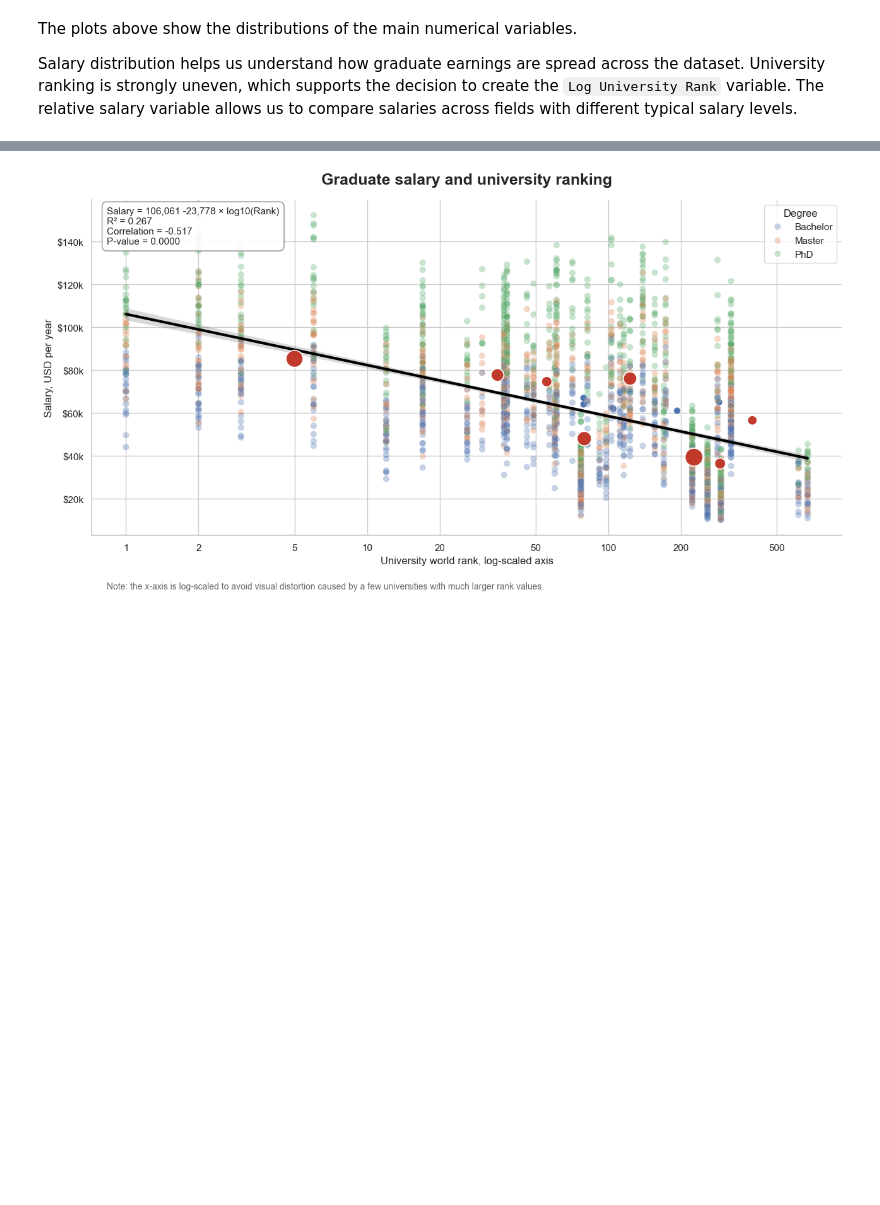
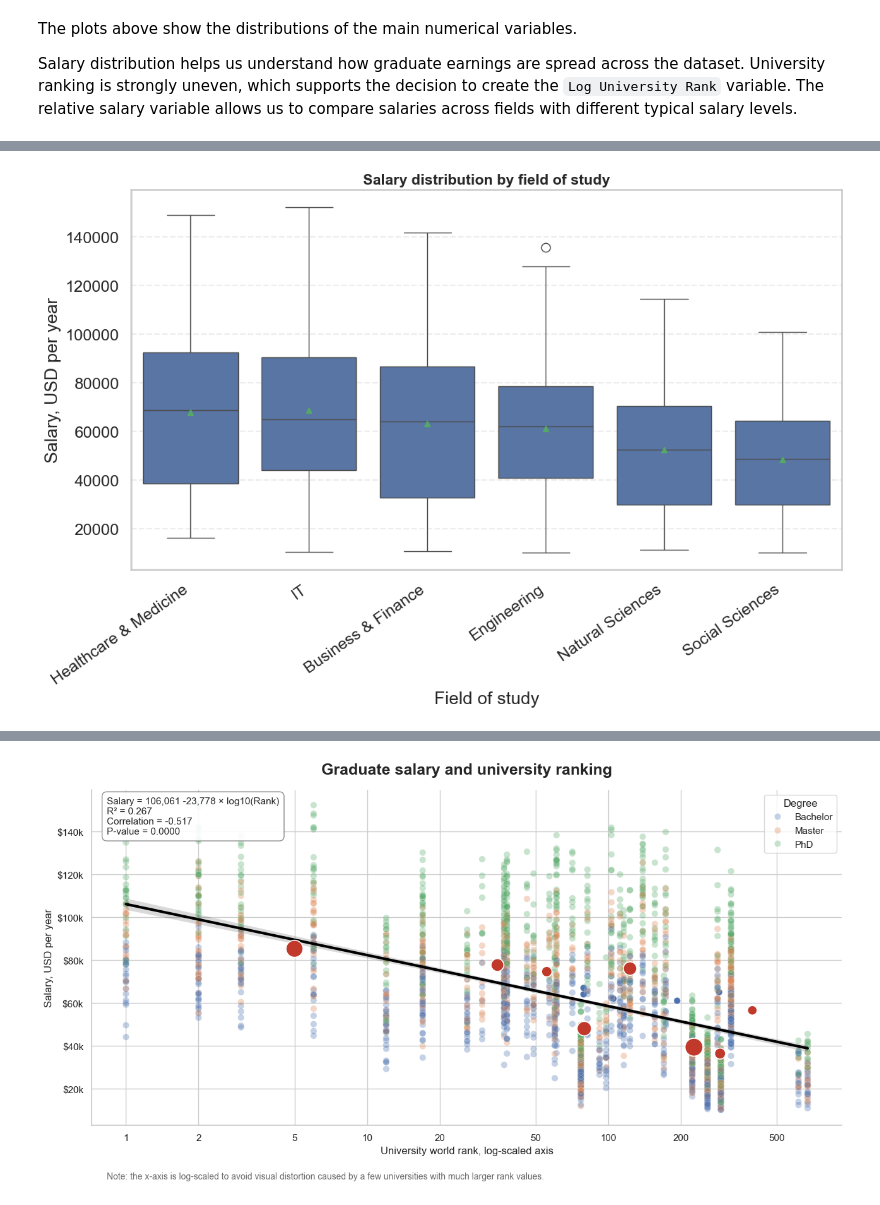
Before and after one commit to maxtheshock/PythonDS-Project, a Jupyter notebook: PythonNotebook.ipynb, the cells around one changed output, grey strips where cells are left out. Cells and saved outputs as stored; diff of their text form; code cells hidden in the pictures; blank space fills up the shorter version.

```diff
--- a/PythonNotebook.ipynb
+++ b/PythonNotebook.ipynb
@@ -697,0 +822,27 @@ Salary distribution helps us understand how graduate earnings are spread across
+# %%
+field_order = (
+    analysis_data
+    .groupby("Field")[salary_col]
+    .median()
+    .sort_values(ascending=False)
+    .index
+)
+
+plt.figure(figsize=(13, 7))
+
+sns.boxplot(
+    data=analysis_data,
+    x="Field",
+    y=salary_col,
+    order=field_order,
+    showmeans=True
+)
+
+plt.title("Salary distribution by field of study", fontsize=15, weight="bold")
+plt.xlabel("Field of study")
+plt.ylabel("Salary, USD per year")
+plt.xticks(rotation=35, ha="right")
+plt.grid(axis="y", linestyle="--", alpha=0.35)
+plt.show()
+# %% [output]
+[figure, added]
```
Also changed, not shown: parts of 15 cells of this notebook, 1 other file.
